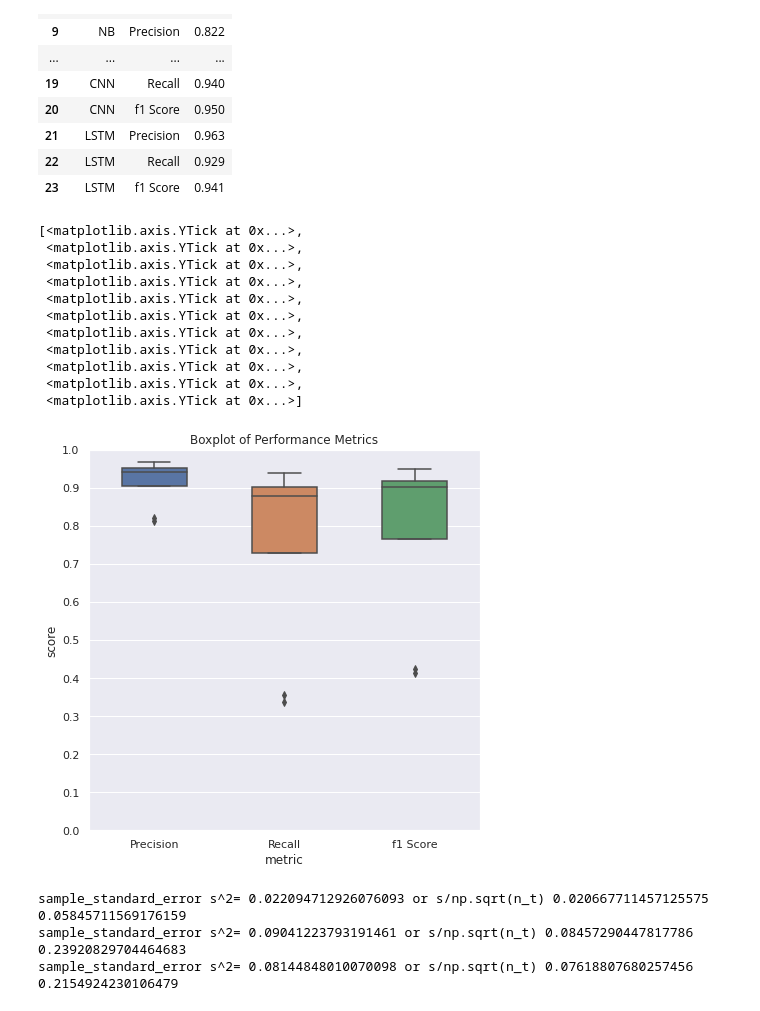
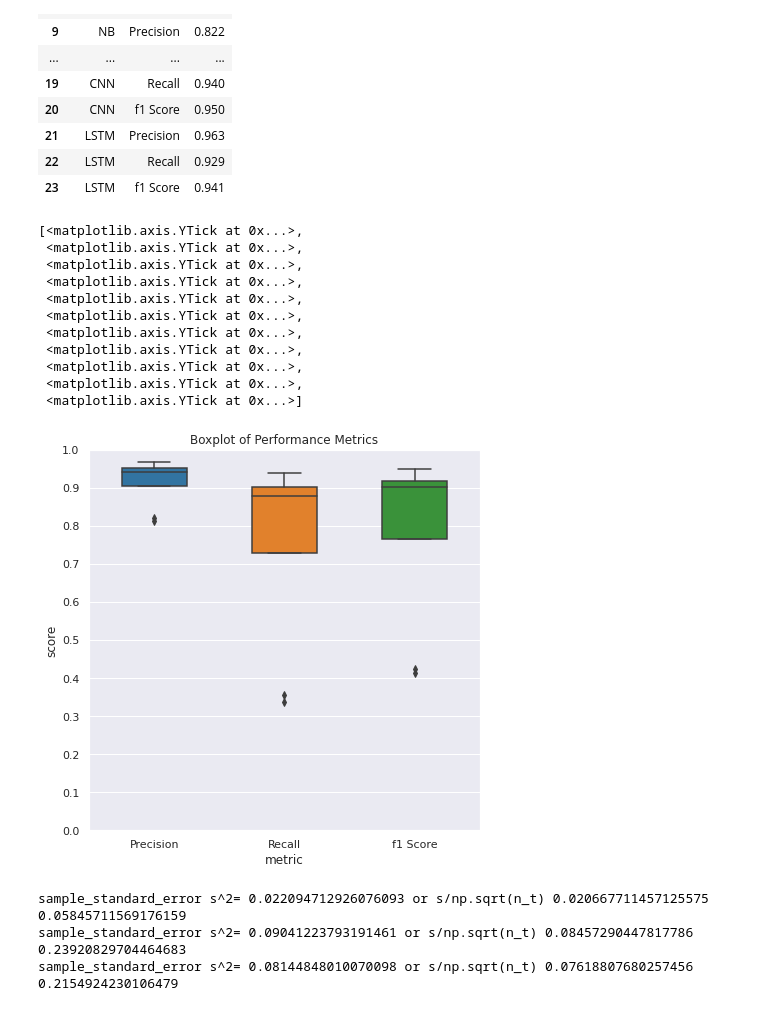
Before and after one commit to shouryaverma/cs_lvl4_project, a Jupyter notebook: code notebooks/results_anova.ipynb, the cells around one changed output. Cells and saved outputs as stored; diff of their text form; code cells hidden in the pictures.

```diff
--- a/code notebooks/results_anova.ipynb
+++ b/code notebooks/results_anova.ipynb
@@ -88,23 +88,23 @@ display(stack_df)
 | 23 | LSTM | f1 Score | 0.941 |
 # %%
 plt.figure(figsize=(7,7))
-ax = sns.boxplot(y=stack_df["score"], x=stack_df["metric"],width=0.5)
+ax = sns.boxplot(y=stack_df["score"], x=stack_df["metric"],width=0.5,palette=("tab10"))
 ax.set_title('Boxplot of Performance Metrics')
 ax.set_ylim(0.0,1.0)
 ax.set_yticks(ticks=ticks,minor=False)
 # %% [output]
 [<matplotlib.axis.YTick at 0x...>,
  <matplotlib.axis.YTick at 0x...>,
  <matplotlib.axis.YTick at 0x...>,
  <matplotlib.axis.YTick at 0x...>,
  <matplotlib.axis.YTick at 0x...>,
  <matplotlib.axis.YTick at 0x...>,
  <matplotlib.axis.YTick at 0x...>,
  <matplotlib.axis.YTick at 0x...>,
  <matplotlib.axis.YTick at 0x...>,
  <matplotlib.axis.YTick at 0x...>,
  <matplotlib.axis.YTick at 0x...>]
-[figure, old version]
+[figure, new version]
 # %%
 import numpy as np
 import scipy.stats as stats
```
Also changed, not shown: parts of 4 cells of this notebook, 33 other files.
